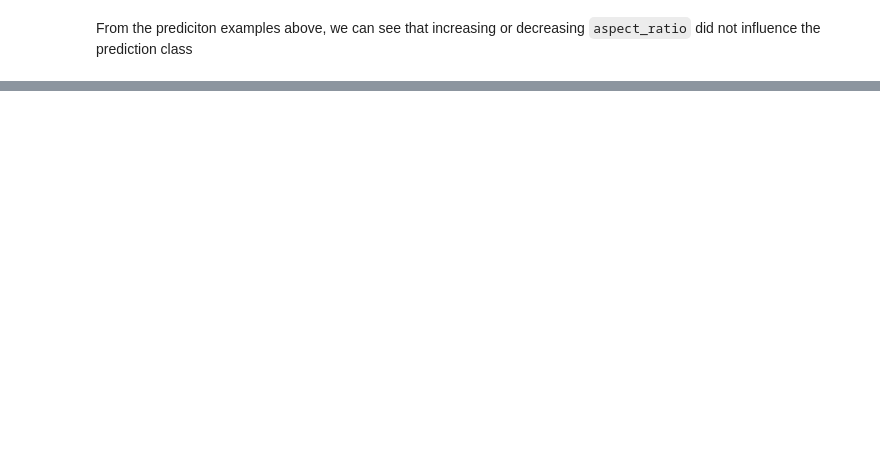
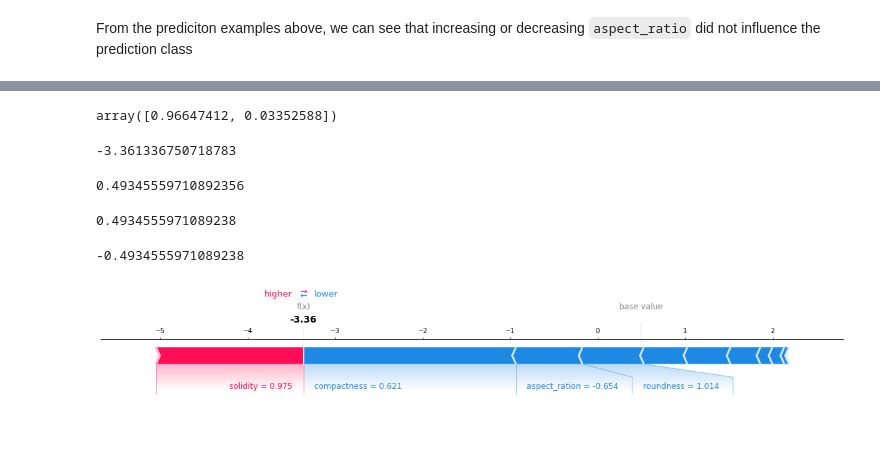
Before and after one commit to thayeylolu/Feature-Analysis, a Jupyter notebook: notebook.ipynb, the cells around one changed output, grey strips where cells are left out. Drawn from its saved outputs; the diff is of its cells as text; code cells hidden in the pictures; blank space fills up the shorter version.

Commit message:
interprets the first class using shape

```diff
--- a/notebook.ipynb
+++ b/notebook.ipynb
@@ -252,0 +402,6 @@ From the prediciton examples above, we can see that increasing or decreasing `as
+# %%
+#  SHAP values for train data.
+lgbm_explainer = shap.TreeExplainer(pipe_lgbm.named_steps["lgbmclassifier"])
+train_lgbm_shap_values = lgbm_explainer.shap_values(X_train_enc)
+
+train_lgbm_shap_values[1].shape
@@ -252,0 +410,4 @@ From the prediciton examples above, we can see that increasing or decreasing `as
+# %%
+# SHAP values for test data.
+test_lgbm_shap_values = lgbm_explainer.shap_values(X_test_enc)
+test_lgbm_shap_values[1].shape
@@ -252,0 +416,3 @@ From the prediciton examples above, we can see that increasing or decreasing `as
+# %%
+y_test_reset = y_test.reset_index(drop=True)
+y_test_reset
@@ -252,0 +432,7 @@ From the prediciton examples above, we can see that increasing or decreasing `as
+# %%
+# get samples for the two classes
+c_ind = y_test_reset[y_test_reset == "Çerçevelik"].index.tolist()
+u_ind = y_test_reset[y_test_reset == "Ürgüp Sivrisi"].index.tolist()
+
+c_index = c_ind[10]
+u_index = u_ind[10]
@@ -252,0 +445,39 @@ From the prediciton examples above, we can see that increasing or decreasing `as
+# %%
+# predicted probability for class `Çerçevelik`
+pipe_lgbm.named_steps["lgbmclassifier"].predict_proba(X_test_enc)[c_index]
+# %% [output]
+array([0.96647412, 0.03352588])
+# %%
+# raw score of the model for class `Çerçevelik`
+pipe_lgbm.named_steps["lgbmclassifier"].predict(X_test_enc, raw_score=True)[
+    c_index
+]
+# %% [output]
+-3.361336750718783
+# %%
+# mean prediction for class  Çerçevelik
+pipe_lgbm.named_steps["lgbmclassifier"].predict(X_train_enc, raw_score=True).mean()
+# %% [output]
+0.49345559710892356
+# %%
+# on average this is the raw score for class `Ürgüp Sivrisi`
+lgbm_explainer.expected_value[1]
+# %% [output]
+0.4934555971089238
+# %%
+# on average this is the raw score for class `Çerçevelik`
+lgbm_explainer.expected_value[0]
+# %% [output]
+-0.4934555971089238
+# %%
+# visualization
+
+X_test_enc = round(X_test_enc, 3)
+shap.force_plot(
+    lgbm_explainer.expected_value[1],
+    test_lgbm_shap_values[1][c_index, :],
+    X_test_enc.iloc[c_index, :],
+    matplotlib=True,
+)
+# %% [output]
+[figure, added]
```
Also changed, not shown: parts of 30 cells of this notebook.
